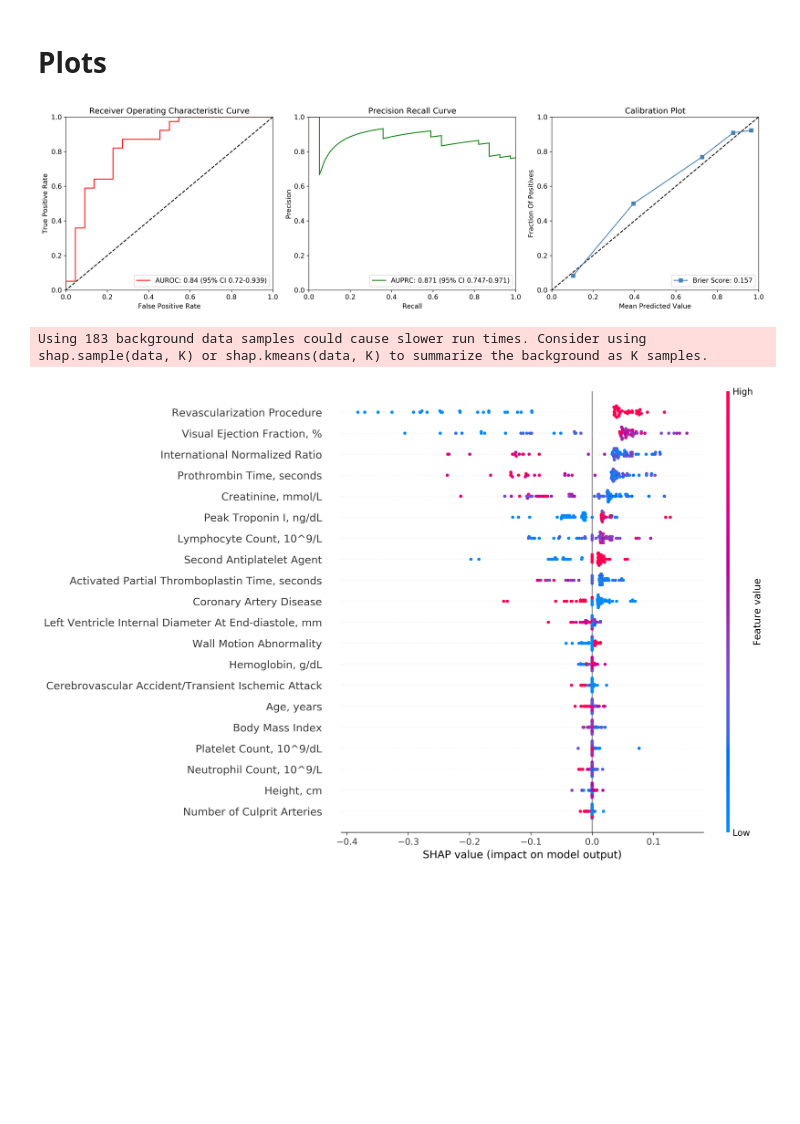
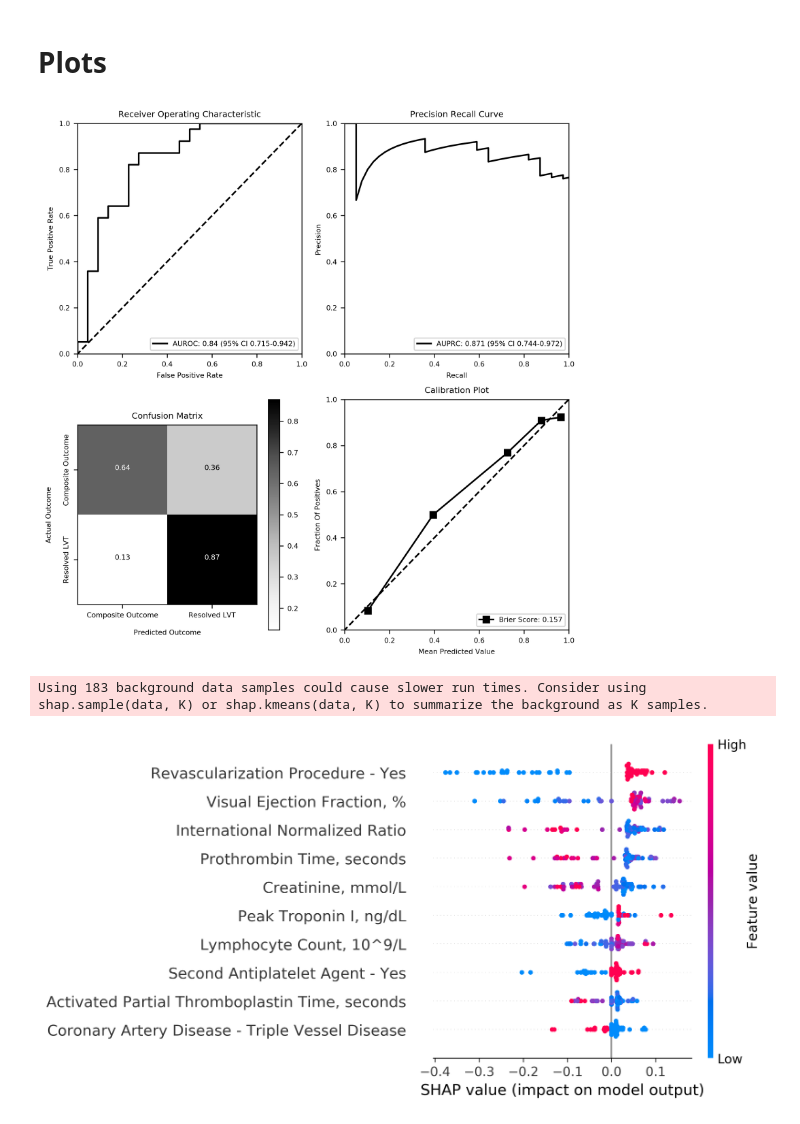
Before and after one commit to wesleyyeung/lvtres, a Jupyter notebook: evaluate.ipynb, the cells around one changed output. Saved outputs shown, nothing was run; the diff lists cells and outputs as text; code cells hidden in the pictures; blank space fills up the shorter version.

```diff
--- a/evaluate.ipynb
+++ b/evaluate.ipynb
@@ -36,18 +36,3 @@ y_test = y_test.T.squeeze()
 best_model = joblib.load(f'pickled_objects/LVTRES_best_model.pkl')
 
 bootstrap_reps = 10000
-# %%
-# Plot non-normalized confusion matrix
-titles_options = [("Normalized Confusion Matrix", 'true')]
-plt.rcParams["figure.figsize"] = (4,4)
-mpl.rcParams.update({'font.size': 8})
-for title, normalize in titles_options:
-    disp = plot_confusion_matrix(best_model, x_test, y_test,
-                                 display_labels=['Composite Endpoint','Resolved LVT'],
-                                 cmap=plt.cm.Greys,
-                                 normalize=normalize)
-    disp.ax_.set_title(title)
-plt.xlabel('Predicted',labelpad=10)
-plt.ylabel('True',labelpad=10)
-plt.savefig('Confusion Matrix.png')
-plt.show()
@@ -198,60 +181,80 @@ Positive Predictive Value: 0.81 (95% CI 0.683-0.921)
 # %% [markdown]
 # Plots
 # %%
-mpl.rcParams.update({'font.size': 11})
-plt.figure(figsize=(17, 5))
+plt.figure(figsize=(7, 7.2))
+mpl.rcParams.update({'font.size': 6.5})
 
 prob_pos = best_model.predict_proba(x_test)[:,1]
 test_fpr,test_tpr, _ = roc_curve(y_test,prob_pos)
 test_auroc = roc_auc_score(y_test, prob_pos)
-plt.subplot(1,3,1)
-plt.title('Receiver Operating Characteristic Curve')
+plt.subplot(2,2,1)
+plt.title('Receiver Operating Characteristic')
 plt.ylim(0.,1.)
 plt.xlim(0.,1.)
 plt.ylabel('True Positive Rate')
 plt.xlabel('False Positive Rate')
 plt.plot([1, 0], [1, 0],"k--")
 label_string = f'AUROC: {np.round(test_auroc,2)} (95% CI {auc_lowerbound}-{auc_upperbound})'
-plt.plot(test_fpr,test_tpr,label=label_string,color='red')
+plt.plot(test_fpr,test_tpr,label=label_string,color='black')
 plt.legend(loc='lower right')
 
-
-plt.subplot(1,3,2)
+plt.subplot(2,2,2)
 plt.title('Precision Recall Curve')
 plt.ylabel('Precision')
 plt.xlabel('Recall')
 plt.ylim(0.,1.)
 plt.xlim(0.,1.)
 test_ap_score = average_precision_score(y_test, prob_pos)
 label_string = f'AUPRC: {np.round(test_ap_score,3)} (95% CI {auprc_lowerbound}-{auprc_upperbound})'
 precision, recall, _ = sklearn.metrics.precision_recall_curve(y_test, prob_pos)
-plt.plot(recall, precision,label=label_string, color='green')
+plt.plot(recall, precision,label=label_string, color='black')
 plt.legend(loc='lower right')
 
+# Plot normalized confusion matrix
+plt.subplot(2,2,3)
+cm = confusion_matrix(y_test, prob_pos >= 0.5,normalize='true')
+cm = np.round(cm,2)
+classes = ['Composite Outcome','Resolved LVT']
+title='Confusion Matrix'
+cmap=plt.cm.Greys
+plt.imshow(cm, interpolation='nearest', cmap=cmap)
+plt.title(title)
+plt.colorbar()
+tick_marks = np.arange(len(classes))
+plt.xticks(tick_marks, classes)
+plt.yticks(tick_marks, classes,rotation=90,va='center')
+thresh = cm.max() / 2.
+import itertools
+for i, j in itertools.product(range(cm.shape[0]), range(cm.shape[1])):
+    plt.text(j, i, cm[i, j],
+             horizontalalignment="center",
+             color="white" if cm[i, j] > thresh else "black")
+plt.xlabel('Predicted Outcome',labelpad=10)
+plt.ylabel('Actual Outcome',labelpad=10)
+
 fraction_of_positives, mean_predicted_value = calibration_curve(y_test, prob_pos, n_bins=6,normalize=True,strategy='quantile')
-
 title_calibration='Calibration Plot'
-plt.subplot(1,3,3)
+plt.subplot(2,2,4)
 plt.title(title_calibration)
 plt.ylim(0.,1.)
 plt.xlim(0.,1.)
 plt.ylabel("Fraction Of Positives")
 plt.xlabel("Mean Predicted Value")
 plt.plot([1, 0], [1, 0],"k--")
 fraction_of_positives, mean_predicted_value = calibration_curve(y_test,prob_pos,strategy='quantile',normalize=True,n_bins=5)
 brier_score = brier_score_loss(y_test,prob_pos)
-plt.plot(mean_predicted_value, fraction_of_positives, "rs-",label=f'Brier Score: {np.round(brier_score,3)}',color='steelblue')
+plt.plot(mean_predicted_value, fraction_of_positives, "rs-",label=f'Brier Score: {np.round(brier_score,3)}',color='black')
 plt.legend(loc="lower right")
-plt.savefig('ROC_PRC_Calibration.png')
+plt.savefig('Figure 1.png',bbox_inches='tight')
 plt.tight_layout()
 # %% [output]
-[figure, old version]
+[figure, new version]
 # %%
 plt.ioff()
 gbm_shap_values = shap.KernelExplainer(best_model.predict, x_train).shap_values(x_test)
-x_test.columns = [name.split('_')[0] for name in x_test.columns]
-shap.summary_plot(gbm_shap_values, x_test,plot_size=(10,10),show=False,title='Figure 2. Feature Importance')
-plt.savefig("Variable Importance.png")
+x_test.columns = [name.replace('_',' - ')  for name in x_test.columns]
+shap.summary_plot(gbm_shap_values, x_test,plot_size=(5,5),show=False,plot_type='dot',max_display=10)
+plt.savefig("Variable Importance.png",bbox_inches = "tight")
 # %% [output]
 Using 183 background data samples could cause slower run times. Consider using shap.sample(data, K) or shap.kmeans(data, K) to summarize the background as K samples.
-[figure, old version]
+[figure, new version]
```
Also changed, not shown: parts of 2 cells of this notebook, 7 other files.
